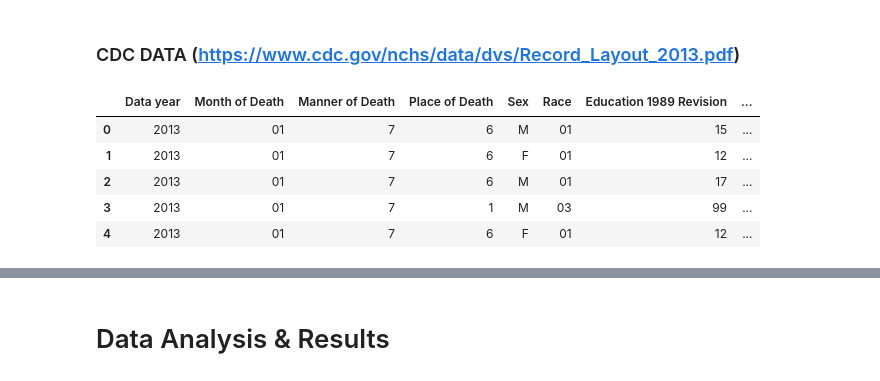
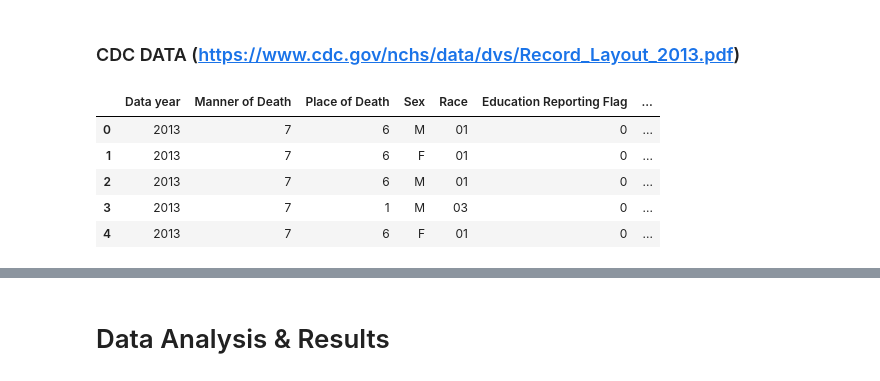
Before and after one commit to WeilunY/COGS108_Project, a Jupyter notebook: FinalProject.ipynb, the cells around one changed output, grey strips where cells are left out. Drawn from its saved outputs; the diff is of its cells as text; code cells hidden in the pictures.

Commit message:
Cleaned data

```diff
--- a/FinalProject.ipynb
+++ b/FinalProject.ipynb
@@ -111,7 +93,7 @@ kdf.head(n=15)
 ## 2013 Data (EXTRACTS ZIP. SLOW.)
 
 # cdcZip   = 'mort2013us.zip'
-# datafile = 'VS13MORT.DUSMCPUB'
+datafile = 'VS13MORT.DUSMCPUB'
 
 # with ZipFile(cdcZip, 'r') as z:
 #     z.extract(datafile)
@@ -125,65 +107,55 @@ import io
 
 # Set order of Columns
 fields = ['Data year',
-          'Month of Death',
           'Manner of Death',
           'Place of Death',
           'Sex',
           'Race',
+          'Education Reporting Flag',
           'Education 1989 Revision',
           'Education 2003 Revision',
-          'Education Reporting Flag',
-          'Age',
           'Age Recode 52',
           'Age Recode 27',
           'Age Recode 12',
-          'Age Recode 22',
-          'Martial Status',
-          'Hispanic origin',
-          'Resident Status'
+          'Hispanic origin'
           ]
 
 out = io.StringIO()
 cw = csv.DictWriter(out,fields)
 cw.writeheader()
 
 # Parse each line of text file for information, save to CSV
 # Index found in CDC DOC. Note (actual_index-1)
 with open(datafile,'r') as inFile:
     for line in inFile:
         row = {
-            'Resident Status'         :line[19],
             'Education 1989 Revision' :line[60:62],
             'Education 2003 Revision' :line[62],
             'Education Reporting Flag':line[63],
-            'Month of Death'          :line[64:66],
             'Sex'                     :line[68],
-            'Age'                     :line[69:73],
             'Age Recode 52'           :line[74:76],
             'Age Recode 27'           :line[76:78],
             'Age Recode 12'           :line[78:80],
-            'Age Recode 22'           :line[80:82],
             'Place of Death'          :line[82],
-            'Martial Status'          :line[83],
             'Data year'               :line[101:105],
             'Manner of Death'         :line[106],
             'Race'                    :line[444:446],
             'Hispanic origin'         :line[483:486]
           }
         cw.writerow(row)
 
 out.seek(0)
 
 # Read tempolary CSV
 cdf = pd.read_csv(out, dtype=object)
 cdf.head()
 # %% [output]
-|  | Data year | Month of Death | Manner of Death | Place of Death | Sex | Race | Education 1989 Revision | ... |
-| 0 | 2013 | 01 | 7 | 6 | M | 01 | 15 | ... |
-| 1 | 2013 | 01 | 7 | 6 | F | 01 | 12 | ... |
-| 2 | 2013 | 01 | 7 | 6 | M | 01 | 17 | ... |
-| 3 | 2013 | 01 | 7 | 1 | M | 03 | 99 | ... |
-| 4 | 2013 | 01 | 7 | 6 | F | 01 | 12 | ... |
+|  | Data year | Manner of Death | Place of Death | Sex | Race | Education Reporting Flag | ... |
+| 0 | 2013 | 7 | 6 | M | 01 | 0 | ... |
+| 1 | 2013 | 7 | 6 | F | 01 | 0 | ... |
+| 2 | 2013 | 7 | 6 | M | 01 | 0 | ... |
+| 3 | 2013 | 7 | 1 | M | 03 | 0 | ... |
+| 4 | 2013 | 7 | 6 | F | 01 | 0 | ... |
 # %%
 # Turn empty value into NaN
 cdf.replace(to_replace=r'^\s+$', value=np.nan, regex=True, inplace=True)
```
Also changed, not shown: parts of 13 cells of this notebook.
